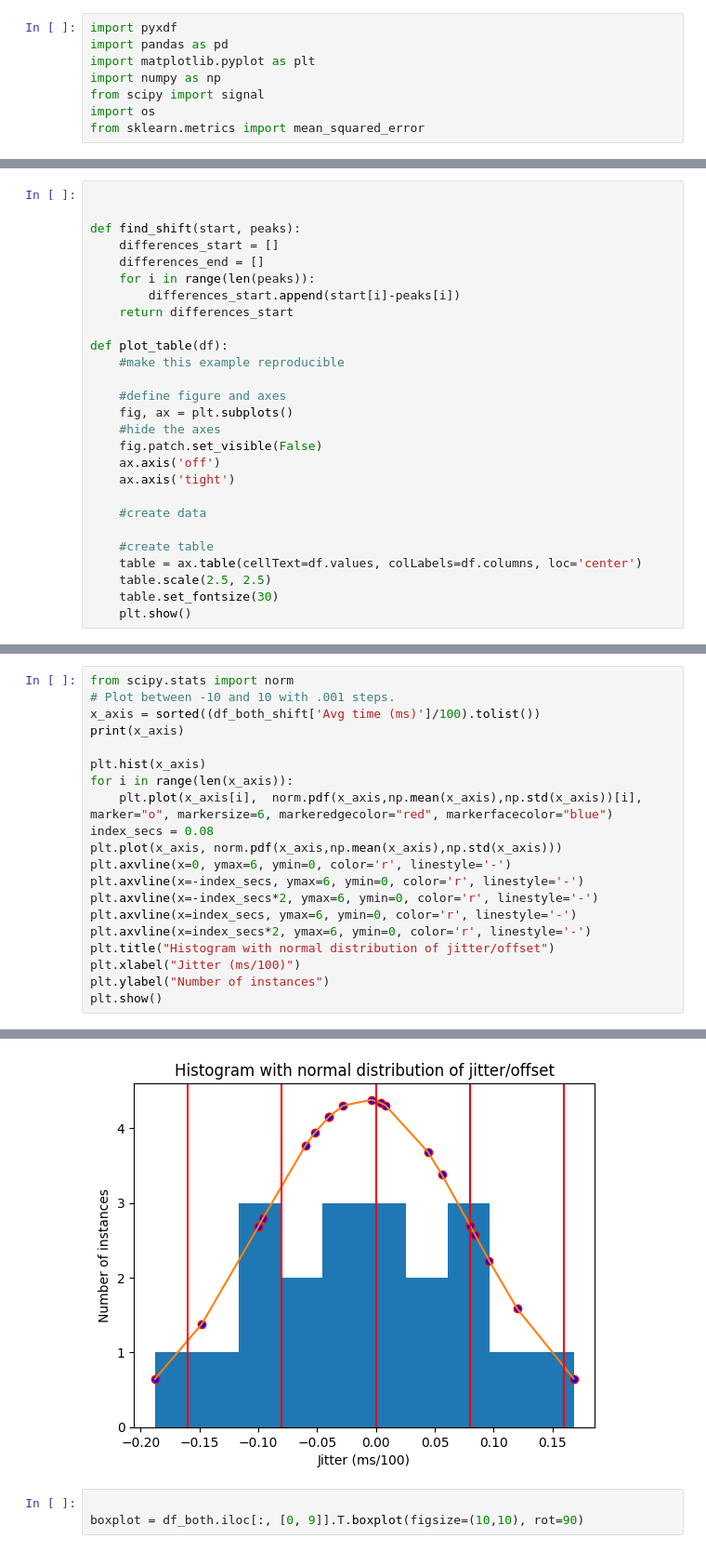
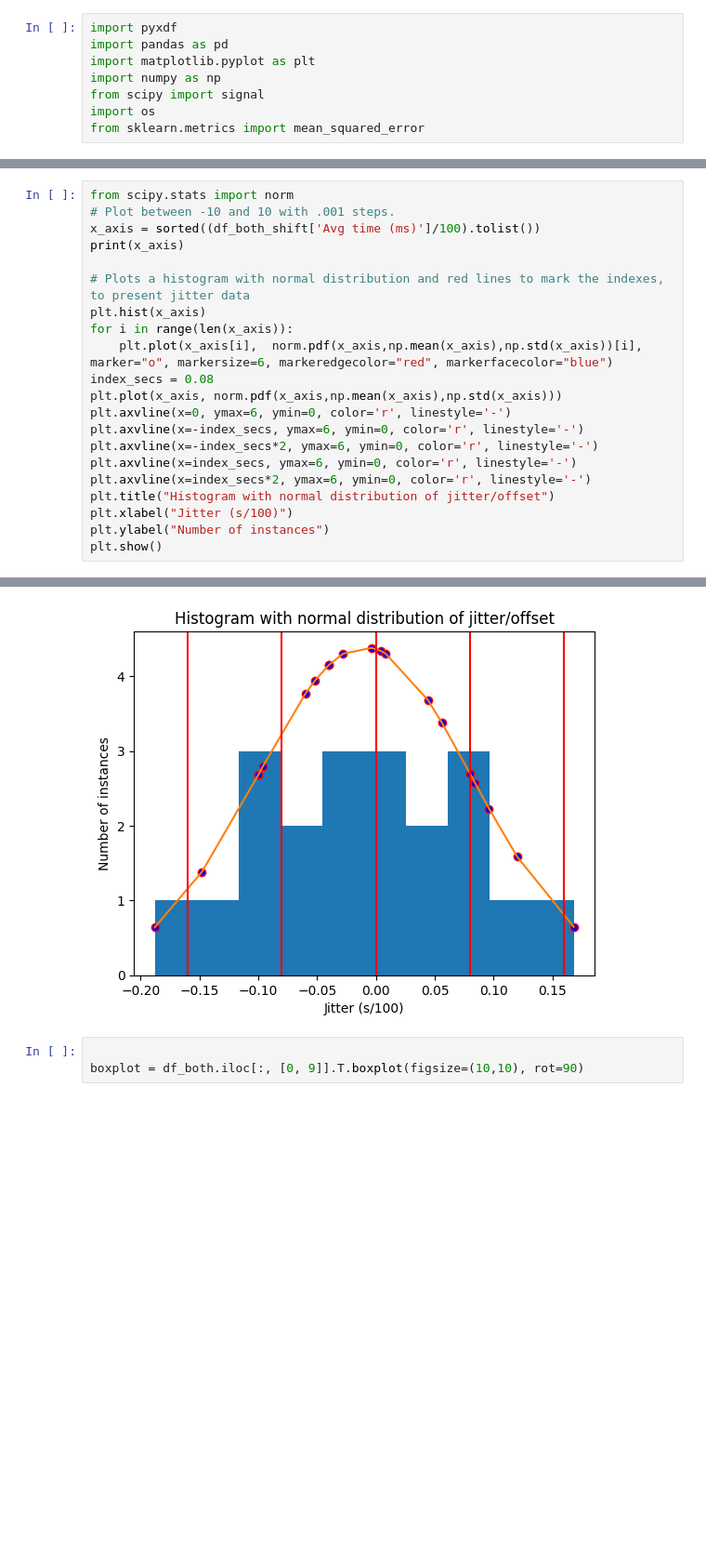
Before and after one commit to Ofplarsen/Bachelor_BCISpeller_Analyses, a Jupyter notebook: jitter/peak_analysis_not_fuse_stream.ipynb, the cells around one changed output, grey strips where cells are left out. Shown: that part at 93% size. Saved outputs shown, nothing was run; the diff lists cells and outputs as text; blank space fills up the shorter version.

```diff
--- a/jitter/peak_analysis_not_fuse_stream.ipynb
+++ b/jitter/peak_analysis_not_fuse_stream.ipynb
@@ -141,30 +159,3 @@ def get_peaks(df, start, end, column, rang=50, scale=1, flip=False):
 
     peak = find_close_values_mean(peaks, y, 20)+ start - rang
     return  peak
-# %%
-
-
-def find_shift(start, peaks):
-    differences_start = []
-    differences_end = []
-    for i in range(len(peaks)):
-        differences_start.append(start[i]-peaks[i])
-    return differences_start
-
-def plot_table(df):
-    #make this example reproducible
-
-    #define figure and axes
-    fig, ax = plt.subplots()
-    #hide the axes
-    fig.patch.set_visible(False)
-    ax.axis('off')
-    ax.axis('tight')
-
-    #create data
-
-    #create table
-    table = ax.table(cellText=df.values, colLabels=df.columns, loc='center')
-    table.scale(2.5, 2.5)
-    table.set_fontsize(30)
-    plt.show()
@@ -388,26 +346,27 @@ Both: 2.0856350793488603
 # %%
 from scipy.stats import norm
 # Plot between -10 and 10 with .001 steps.
 x_axis = sorted((df_both_shift['Avg time (ms)']/100).tolist())
 print(x_axis)
 
+# Plots a histogram with normal distribution and red lines to mark the indexes, to present jitter data
 plt.hist(x_axis)
 for i in range(len(x_axis)):
     plt.plot(x_axis[i],  norm.pdf(x_axis,np.mean(x_axis),np.std(x_axis))[i], marker="o", markersize=6, markeredgecolor="red", markerfacecolor="blue")
 index_secs = 0.08
 plt.plot(x_axis, norm.pdf(x_axis,np.mean(x_axis),np.std(x_axis)))
 plt.axvline(x=0, ymax=6, ymin=0, color='r', linestyle='-')
 plt.axvline(x=-index_secs, ymax=6, ymin=0, color='r', linestyle='-')
 plt.axvline(x=-index_secs*2, ymax=6, ymin=0, color='r', linestyle='-')
 plt.axvline(x=index_secs, ymax=6, ymin=0, color='r', linestyle='-')
 plt.axvline(x=index_secs*2, ymax=6, ymin=0, color='r', linestyle='-')
 plt.title("Histogram with normal distribution of jitter/offset")
-plt.xlabel("Jitter (ms/100)")
+plt.xlabel("Jitter (s/100)")
 plt.ylabel("Number of instances")
 plt.show()
 # %% [output]
 [-0.188, -0.14800000000000002, -0.1, -0.1, -0.096, -0.06, -0.052000000000000005, -0.04, -0.04, -0.027999999999999997, -0.004, 0.004, 0.008, 0.044000000000000004, 0.055999999999999994, 0.08, 0.084, 0.0 ...
-[figure, old version]
+[figure, new version]
 # %%
 
 boxplot = df_both.iloc[:, [0, 9]].T.boxplot(figsize=(10,10), rot=90)
```
Also changed, not shown: parts of 14 cells of this notebook, 15 other files.
